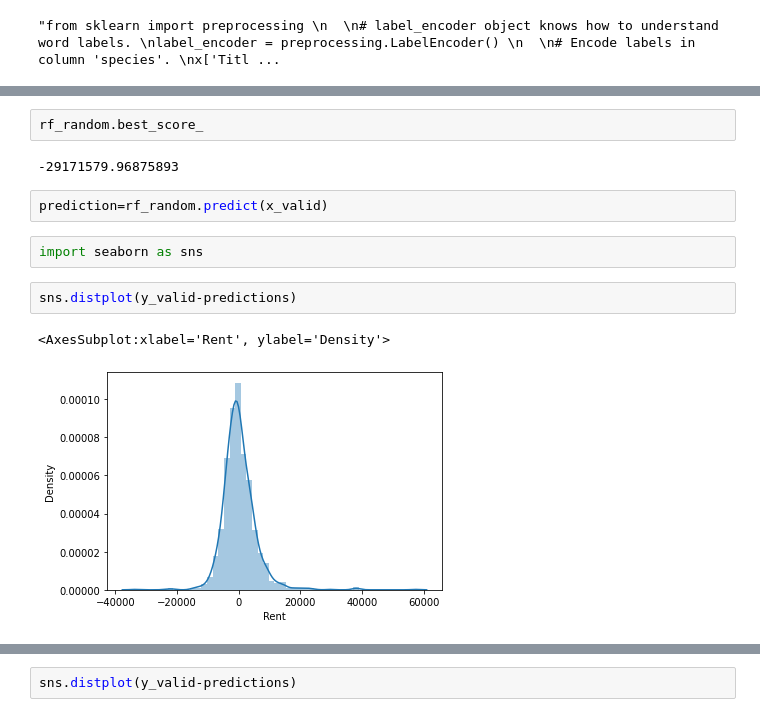
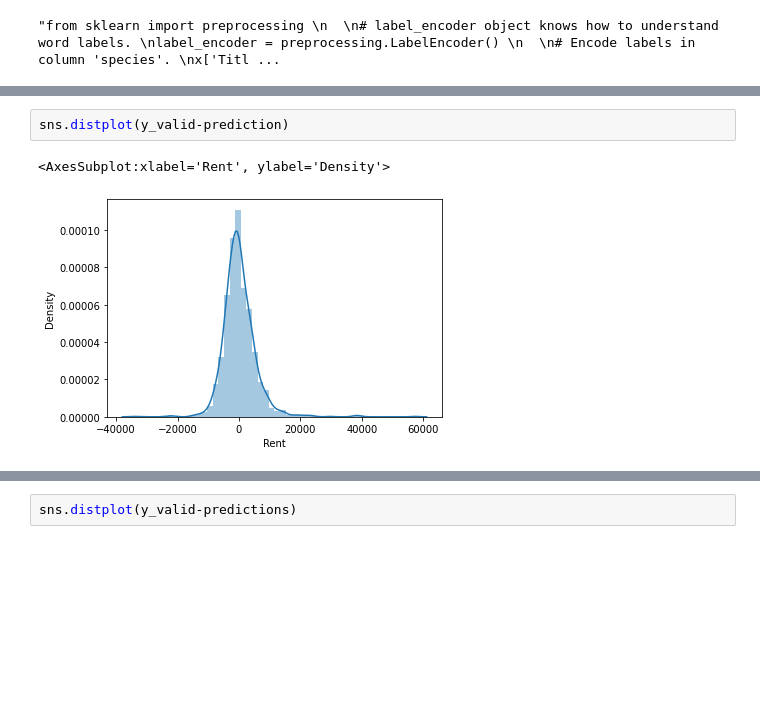
Before and after one commit to IAM-RAAVAAN/rent_estimetoer, a Jupyter notebook: rental call.ipynb, the cells around one changed output, grey strips where cells are left out. Drawn from its saved outputs; the diff is of its cells as text; blank space fills up the shorter version.

```diff
--- a/rental call.ipynb
+++ b/rental call.ipynb
@@ -313,13 +195,5 @@ rf_random.best_params_
-# %%
-rf_random.best_score_
-# %% [output]
--29171579.96875893
-# %%
-prediction=rf_random.predict(x_valid)
-# %%
-import seaborn as sns
 # %%
-sns.distplot(y_valid-predictions)
+sns.distplot(y_valid-prediction)
 # %% [output]
 <AxesSubplot:xlabel='Rent', ylabel='Density'>
-[figure, old version]
+[figure, new version]
```
Also changed, not shown: parts of 66 cells of this notebook.
